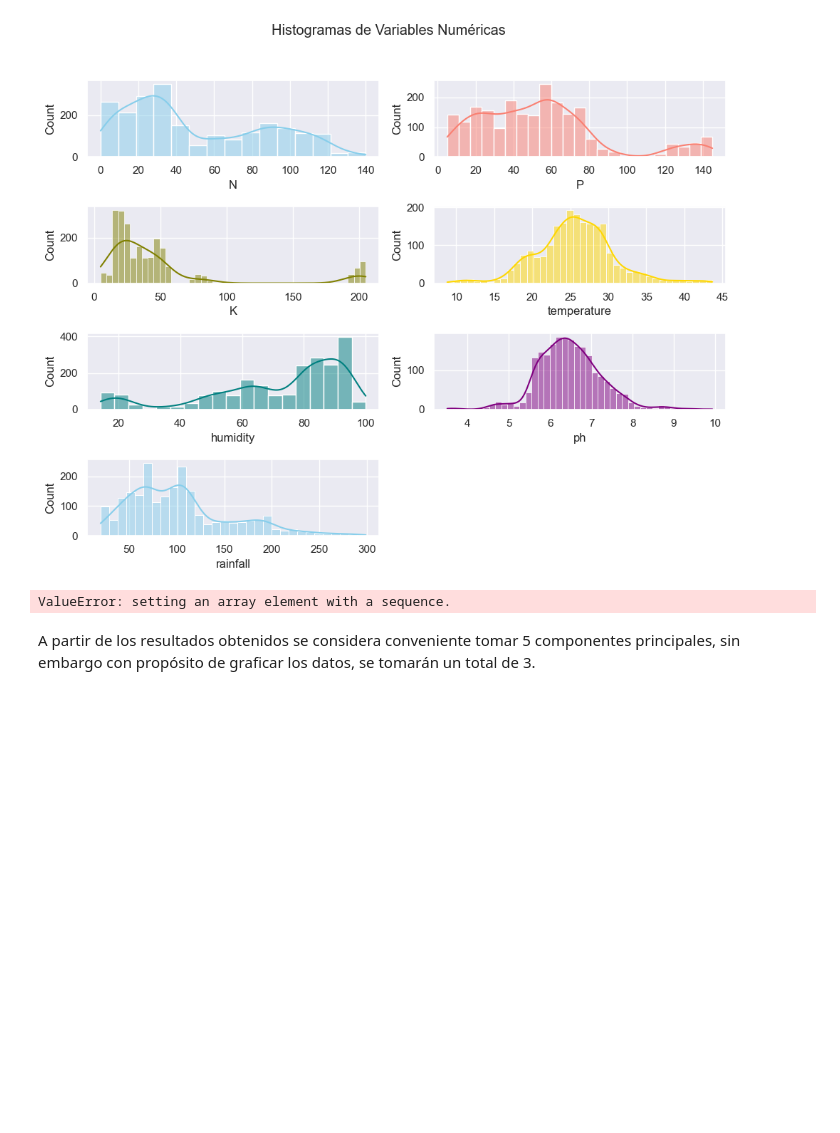
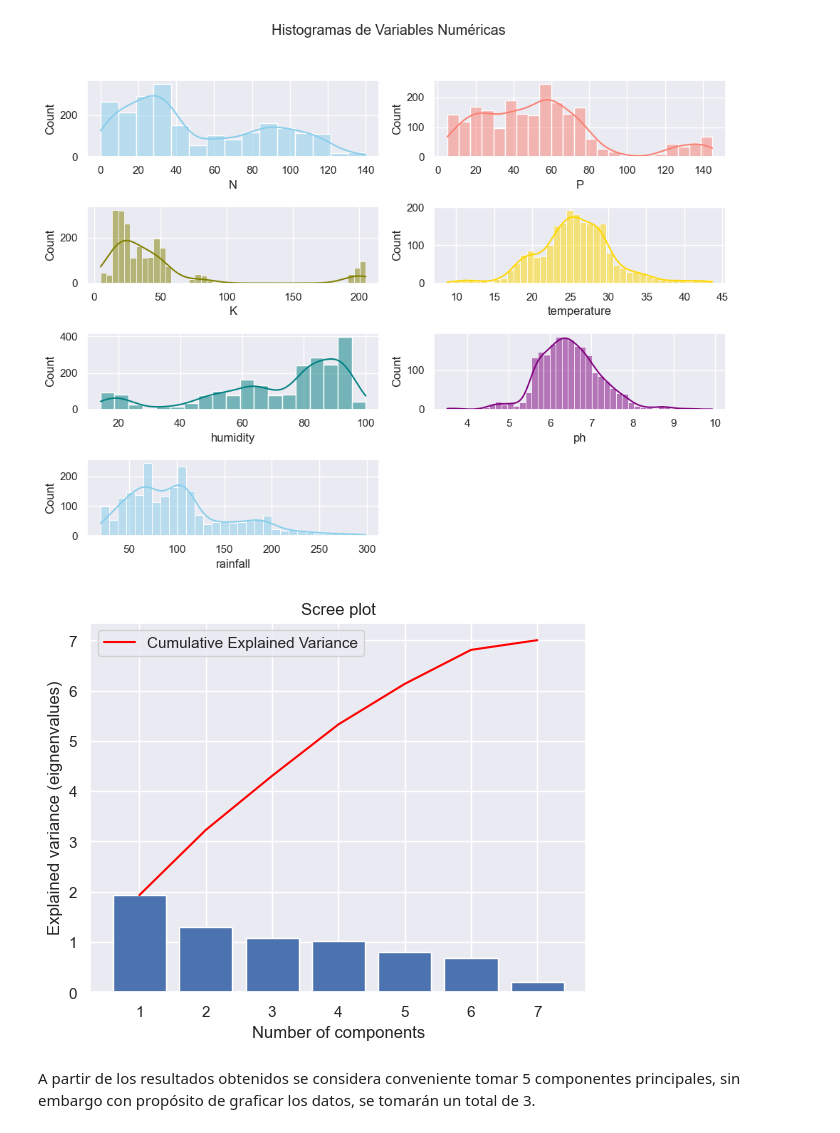
Before and after one commit to GuidoLorenzetti/TP, a Jupyter notebook: practico.ipynb, the cells around one changed output. Saved outputs shown, nothing was run; the diff lists cells and outputs as text; code cells hidden in the pictures; blank space fills up the shorter version.

```diff
--- a/practico.ipynb
+++ b/practico.ipynb
@@ -130,29 +131,28 @@ plt.show()
 # %% [output]
 [figure]
 # %%
-xWines = df.drop(['label'], axis=1)
+xWines = df.drop(['label'], axis=1).drop(['Colores'], axis=1)
 yWines = df['label']
 
-xWines_scaled = sk.preprocessing.StandardScaler().fit_transform(xWines)
+xWines_scaled = StandardScaler().fit_transform(xWines)
 
-#for i in range(1,5):
 pca = sk.decomposition.PCA(n_components=7)
 pca_Features=pca.fit(xWines_scaled)
 
 # Bar plot of explained_variance
 plt.bar(range(1,len(pca.explained_variance_)+1),
 pca.explained_variance_)
 plt.plot(
     range(1,len(pca.explained_variance_ )+1),
     np.cumsum(pca.explained_variance_),
     c='red', label='Cumulative Explained Variance')
 plt.legend(loc='upper left')
 plt.xlabel('Number of components')
 plt.ylabel('Explained variance (eignenvalues)')
 plt.title('Scree plot')
 plt.show()
 # %% [output]
-ValueError: setting an array element with a sequence.
+[figure, added]
 # %% [markdown]
 A partir de los resultados obtenidos se considera conveniente tomar 5 componentes principales, sin embargo con propósito de graficar los datos, se tomarán un total de 3.
 # %%
```
Also changed, not shown: parts of 5 cells of this notebook, 1 other file.
